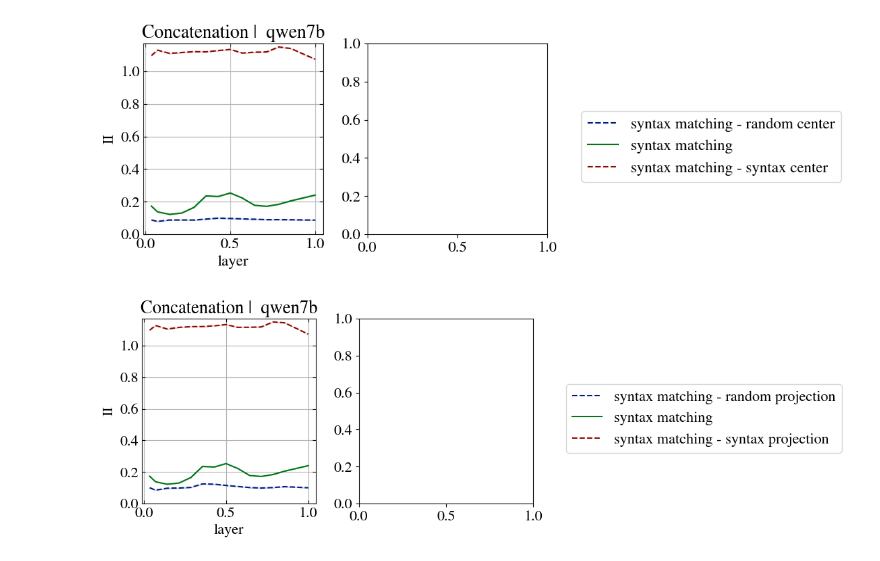
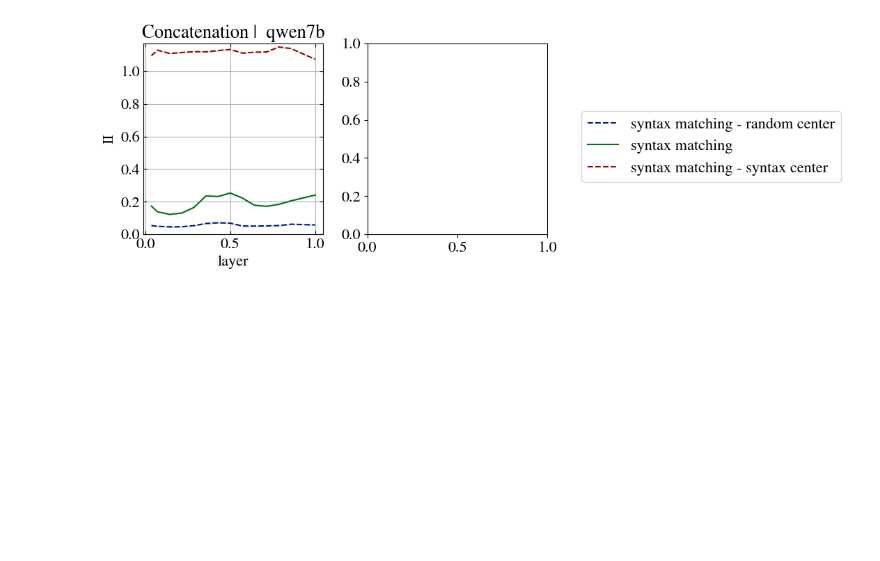
Before and after one commit to acevedo-s/syn-sem, a Jupyter notebook: syntax_similarity.ipynb, the cells around one changed output. Saved outputs shown, nothing was run; the diff lists cells and outputs as text; code cells hidden in the pictures; blank space fills up the shorter version.

```diff
--- a/syntax_similarity.ipynb
+++ b/syntax_similarity.ipynb
@@ -50,13 +50,14 @@ zero_activations_list = [0]
 center_B_flags = [-1,0,1]
 center_A_flags = [-1,0,1]
 # %%
-precision = 64
+precision = 32
 
-for removal_method in ['subtraction','projection']:
+for removal_method in ['subtraction']:
   _removal_method = 'projection' if removal_method == 'projection' else 'center'
 
   fig,ax = plt.subplots(1,2,figsize=(7,4))
   for avg_id,avg_tokens in enumerate(avg_flags):
+    # avg_id += 1
     title = ' '
     label = None
     plot_id = 0
@@ -132,35 +133,34 @@ for removal_method in ['subtraction','projection']:
                                         inf_imb[II_index].diagonal() - std[II_index].diagonal(),
                                         inf_imb[II_index].diagonal() + std[II_index].diagonal(),
                                         alpha=0.2,
                                         color=color,
                                         )
                       plot_id += 1
     ax[avg_id].set_ylabel('II')
     ax[avg_id].set_xlabel('layer')
     ax[avg_id].set_title(title + f' {modelA}')
 
     ax[avg_id].grid()
 
     ax[avg_id].tick_params(
         top=True, bottom=True, left=True, right=True,  # enable ticks
         labeltop=False, labelbottom=True, labelleft=True, labelright=False, # enable labels if needed
         direction='in'  # ticks point inward
         )
 
     ax[avg_id].set_ylim(0,1.17)
 
 
   box = ax[1].get_position()
   ax[1].set_position([box.x0, box.y0, box.width * 0.9, box.height])
   fig.legend(loc='center left', bbox_to_anchor=(1, 0.5))
 
 
   os.makedirs('results/figs', exist_ok=True)
   fig.savefig(f'results/figs/syntax_similarity_{modelA}.pdf', bbox_inches='tight')
   plt.show()
 # %% [output]
-[figure, old version]
+[figure, new version]
-[figure, removed]
 # %%
 # from jax import numpy as jnp
 
```
Also changed, not shown: 13 other files.
